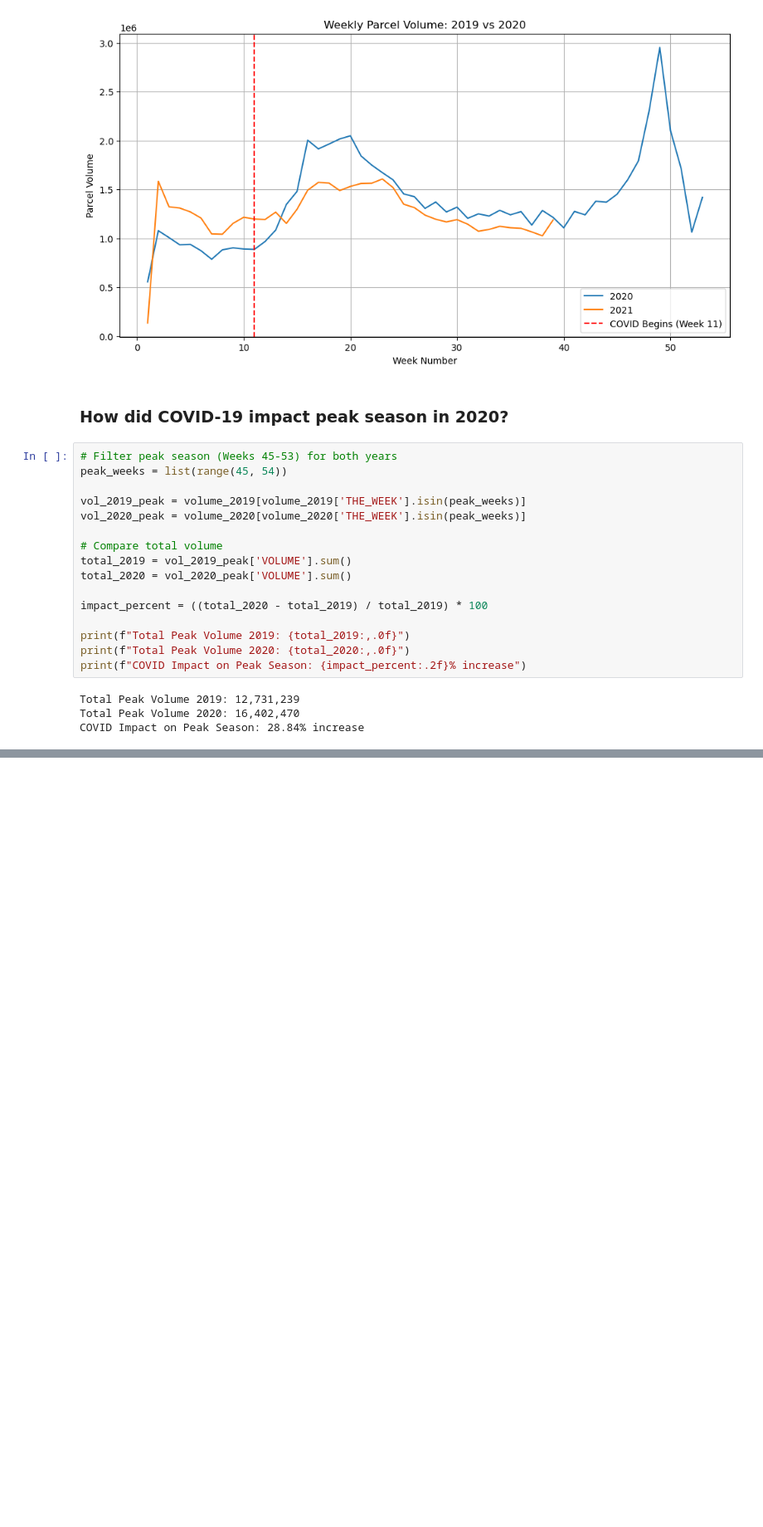
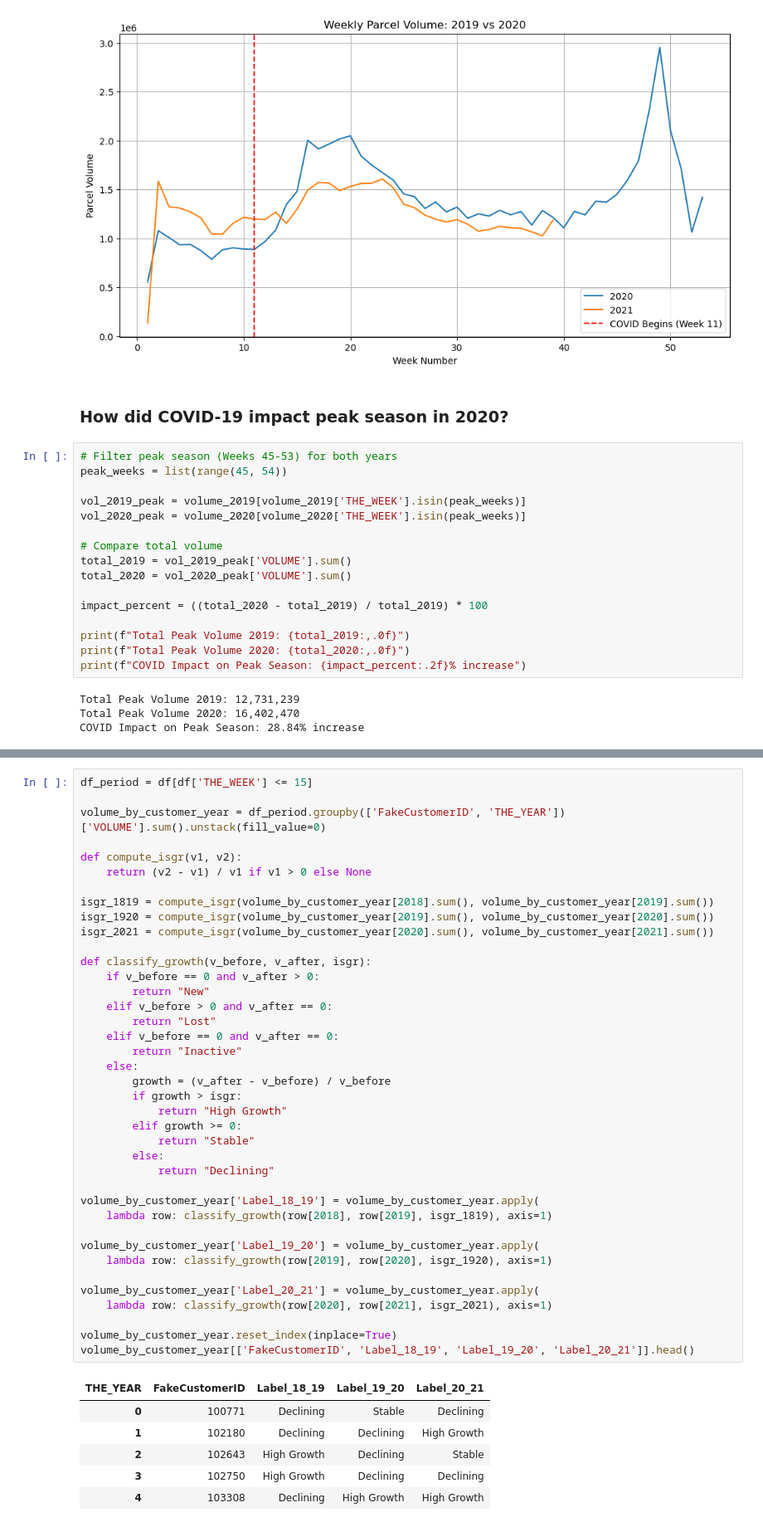
Before and after one commit to anhquanbui/finalprojectg7, a Jupyter notebook: main.ipynb, the cells around one changed output, grey strips where cells are left out. Shown at 83% size. Cells and saved outputs as stored; diff of their text form; blank space fills up the shorter version.

```diff
--- a/main.ipynb
+++ b/main.ipynb
@@ -292,0 +322,46 @@ COVID Impact on Peak Season: 28.84% increase
+# %%
+df_period = df[df['THE_WEEK'] <= 15]
+
+volume_by_customer_year = df_period.groupby(['FakeCustomerID', 'THE_YEAR'])['VOLUME'].sum().unstack(fill_value=0)
+
+def compute_isgr(v1, v2):
+    return (v2 - v1) / v1 if v1 > 0 else None
+
+isgr_1819 = compute_isgr(volume_by_customer_year[2018].sum(), volume_by_customer_year[2019].sum())
+isgr_1920 = compute_isgr(volume_by_customer_year[2019].sum(), volume_by_customer_year[2020].sum())
+isgr_2021 = compute_isgr(volume_by_customer_year[2020].sum(), volume_by_customer_year[2021].sum())
+
+def classify_growth(v_before, v_after, isgr):
+    if v_before == 0 and v_after > 0:
+        return "New"
+    elif v_before > 0 and v_after == 0:
+        return "Lost"
+    elif v_before == 0 and v_after == 0:
+        return "Inactive"
+    else:
+        growth = (v_after - v_before) / v_before
+        if growth > isgr:
+            return "High Growth"
+        elif growth >= 0:
+            return "Stable"
+        else:
+            return "Declining"
+
+volume_by_customer_year['Label_18_19'] = volume_by_customer_year.apply(
+    lambda row: classify_growth(row[2018], row[2019], isgr_1819), axis=1)
+
+volume_by_customer_year['Label_19_20'] = volume_by_customer_year.apply(
+    lambda row: classify_growth(row[2019], row[2020], isgr_1920), axis=1)
+
+volume_by_customer_year['Label_20_21'] = volume_by_customer_year.apply(
+    lambda row: classify_growth(row[2020], row[2021], isgr_2021), axis=1)
+
+volume_by_customer_year.reset_index(inplace=True)
+volume_by_customer_year[['FakeCustomerID', 'Label_18_19', 'Label_19_20', 'Label_20_21']].head()
+# %% [output]
+| THE_YEAR | FakeCustomerID | Label_18_19 | Label_19_20 | Label_20_21 |
+| 0 | 100771 | Declining | Stable | Declining |
+| 1 | 102180 | Declining | Declining | High Growth |
+| 2 | 102643 | High Growth | Declining | Stable |
+| 3 | 102750 | High Growth | Declining | Declining |
+| 4 | 103308 | Declining | High Growth | High Growth |
```
Also changed, not shown: parts of 5 cells of this notebook.
